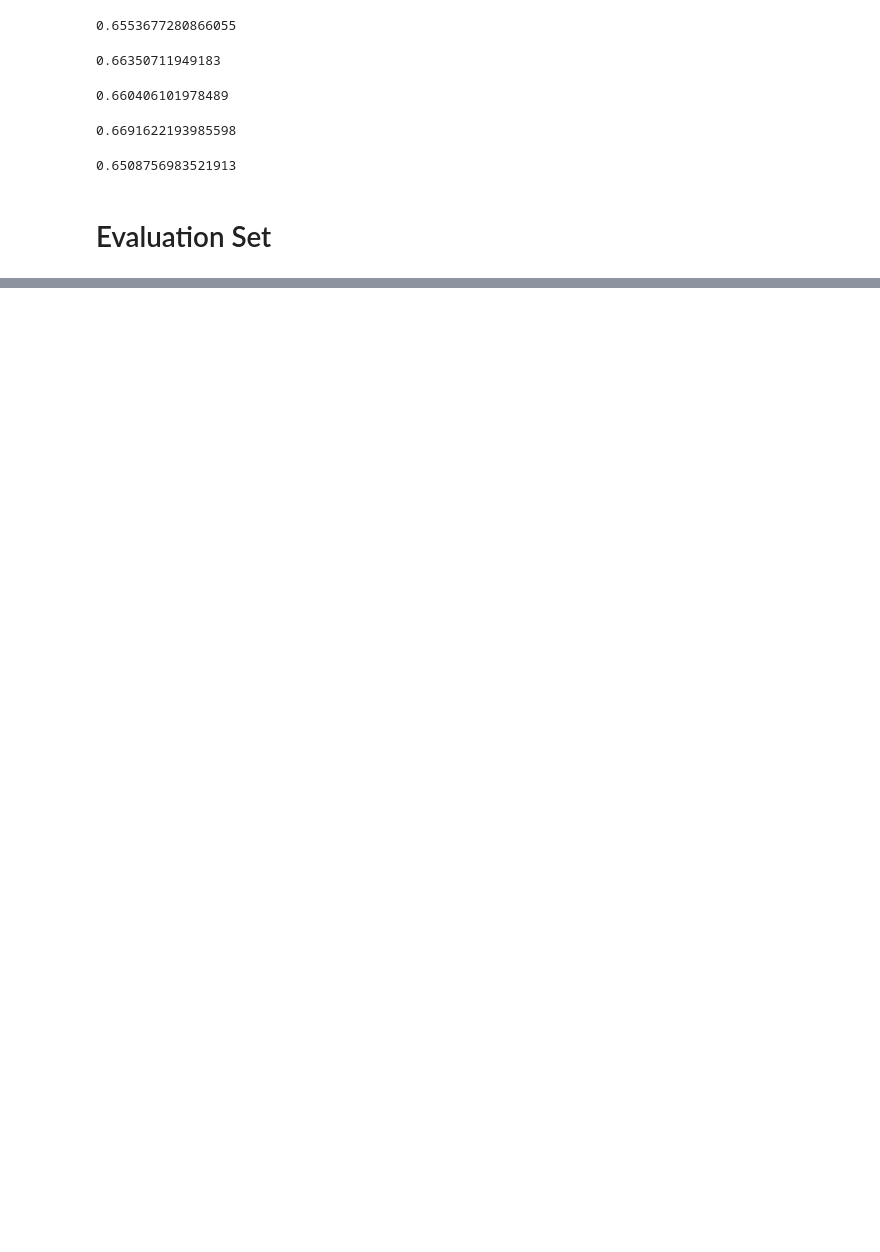
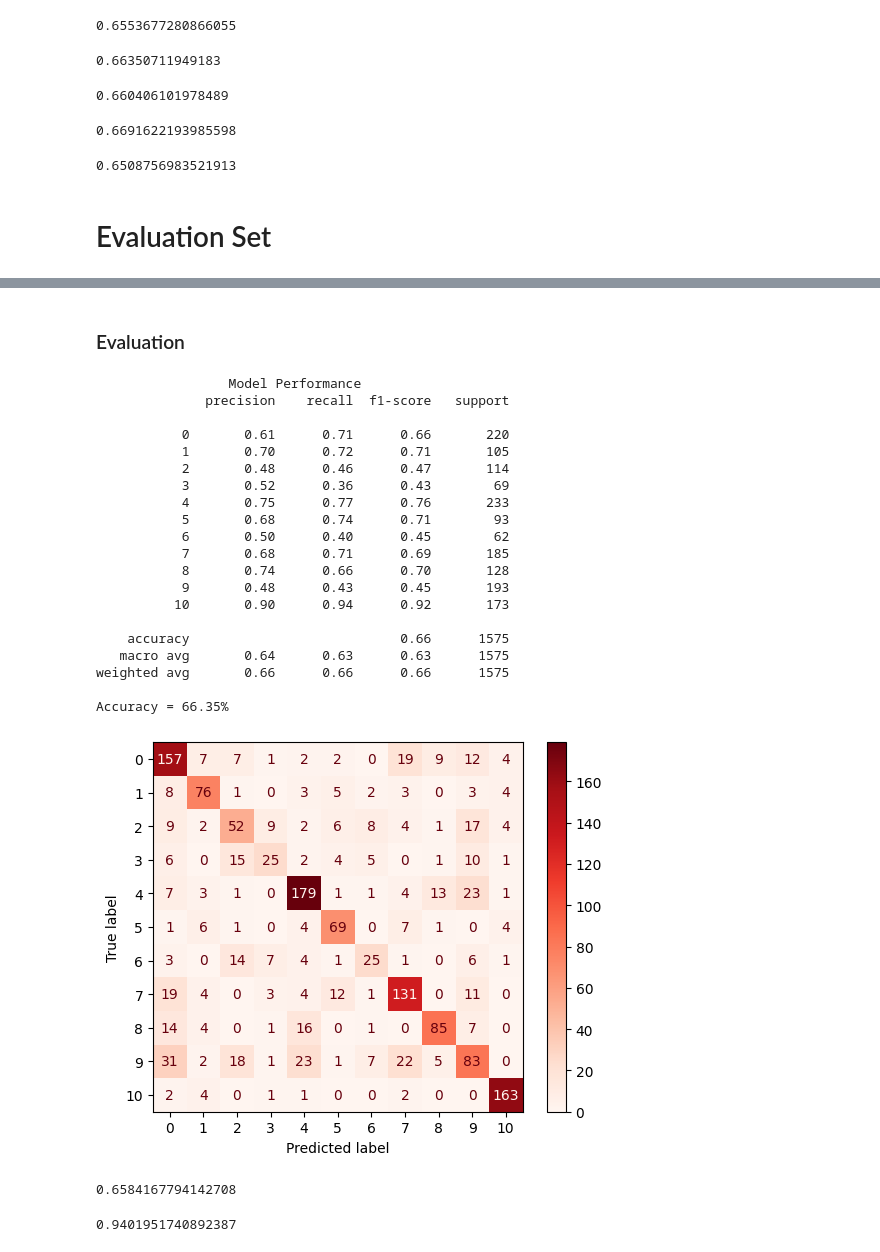
Before and after one commit to Prashant-Tiwari26/Using-movie-plot-for-genre-classification-, a Jupyter notebook: Transformer Approach/finetuned_models.ipynb, the cells around one changed output, grey strips where cells are left out. Saved outputs shown, nothing was run; the diff lists cells and outputs as text; code cells hidden in the pictures; blank space fills up the shorter version.

```diff
--- a/Transformer Approach/finetuned_models.ipynb
+++ b/Transformer Approach/finetuned_models.ipynb
@@ -224,3 +228,6 @@ cvld['test_score'].mean()
 0.6508756983521913
 # %% [markdown]
 # Evaluation Set
+# %%
+x_train, x_test, y_train, y_test = train_test_split(x,y,shuffle=True, stratify=y, test_size=0.2, random_state=1)
+x_train, x_valid, y_train, y_valid = train_test_split(x_train, y_train, shuffle=True, stratify=y_train, test_size=0.125, random_state=1)
@@ -226,0 +264,34 @@ cvld['test_score'].mean()
+# %% [markdown]
+### Evaluation
+# %%
+performance(cat, x_test, y_test)
+# %% [output]
+                 Model Performance
+              precision    recall  f1-score   support
+
+           0       0.61      0.71      0.66       220
+           1       0.70      0.72      0.71       105
+           2       0.48      0.46      0.47       114
+           3       0.52      0.36      0.43        69
+           4       0.75      0.77      0.76       233
+           5       0.68      0.74      0.71        93
+           6       0.50      0.40      0.45        62
+           7       0.68      0.71      0.69       185
+           8       0.74      0.66      0.70       128
+           9       0.48      0.43      0.45       193
+          10       0.90      0.94      0.92       173
+
+    accuracy                           0.66      1575
+   macro avg       0.64      0.63      0.63      1575
+weighted avg       0.66      0.66      0.66      1575
+
+Accuracy = 66.35%
+[figure, added]
+# %%
+f1_score(y_test, cat.predict(x_test), average='weighted')
+# %% [output]
+0.6584167794142708
+# %%
+roc_auc_score(y_test, cat.predict_proba(x_test), multi_class='ovr')
+# %% [output]
+0.9401951740892387
```
Also changed, not shown: parts of 22 cells of this notebook, 10 other files.
